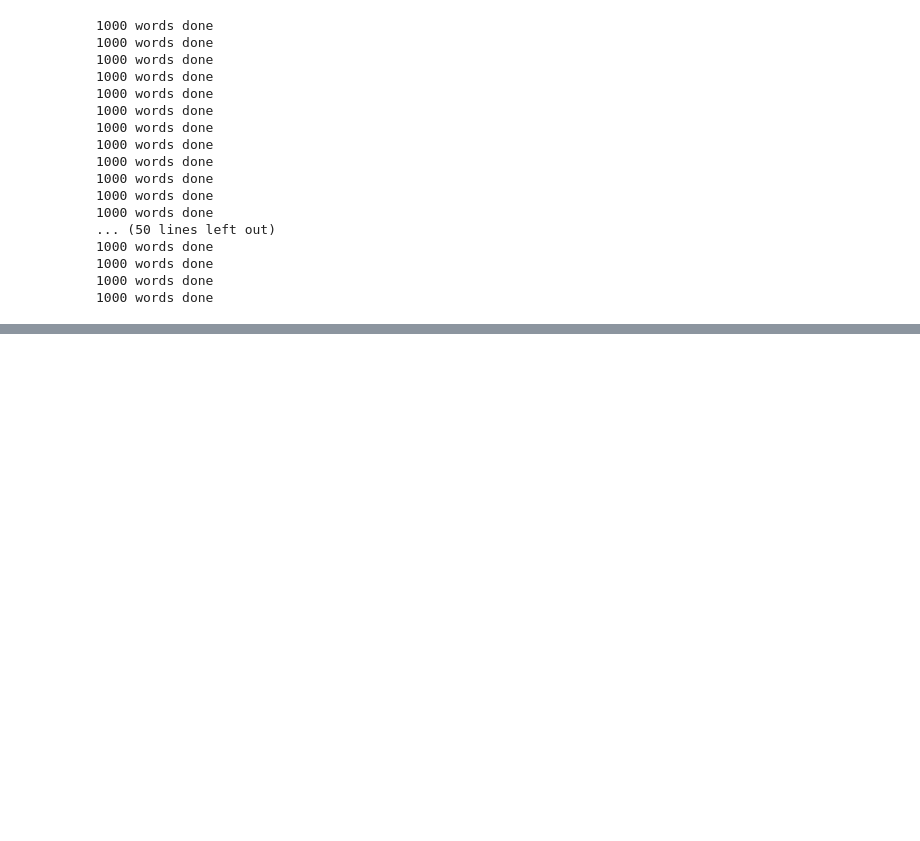
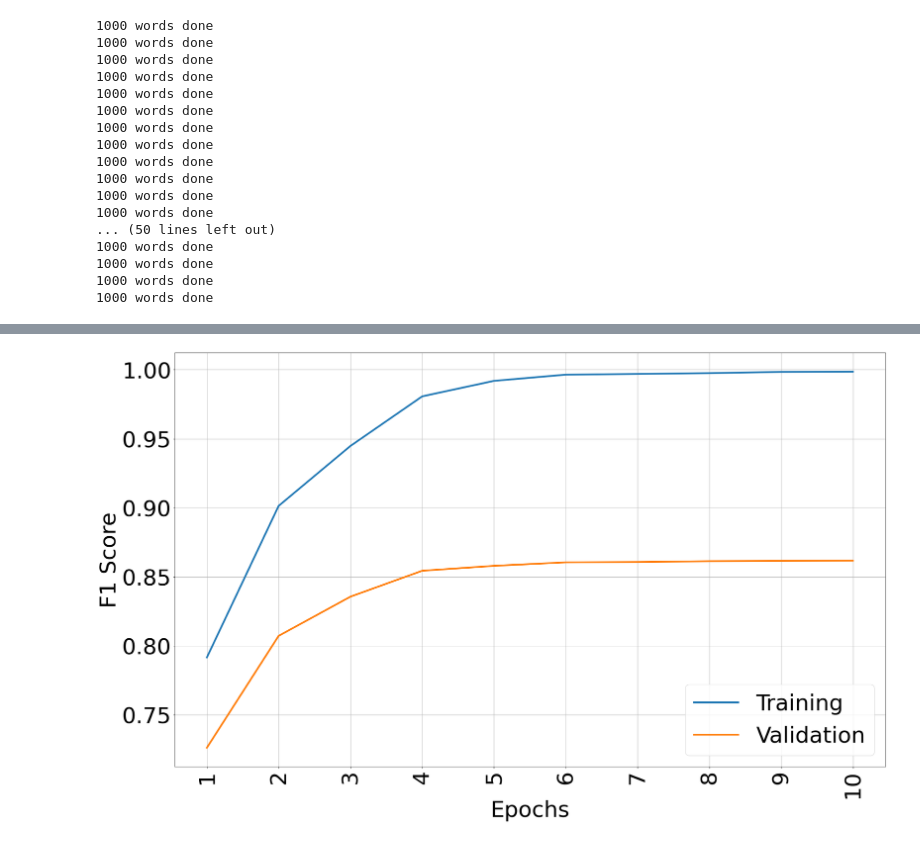
Before and after one commit to mhmdrdwn/medm, a Jupyter notebook: notebooks/lstm-models.ipynb, the cells around one changed output, grey strips where cells are left out. Saved outputs shown, nothing was run; the diff lists cells and outputs as text; code cells hidden in the pictures; blank space fills up the shorter version.

```diff
--- a/notebooks/lstm-models.ipynb
+++ b/notebooks/lstm-models.ipynb
@@ -471,8 +318,8 @@ c0006159 t040 t040
 f1_scores_no_O, f1_scores_with_O = [], []
 y_pred = []
 
-for x, y in zip(test_seqs, test_labels):
-    ypred = model.predict(x)
+for x, y in zip(test_umls_text, test_labels):
+    ypred = lstm_model.predict(x)
     ypred = np.argmax(ypred, axis=-1)
     y_pred.extend(ypred)
     f1_scores_no_O.append(exclude_from_f1(y, ypred, [0, 1]))
@@ -618,5 +424,0 @@ epoch  19
-# %%
-y_pred = np.argmax(model.predict(test_seqs[400]), axis=-1)
-for x, yhat, y in zip(test_seqs[400],y_pred, test_labels[400]):
-    if x != 0:
-        print(inv_token_map[x], inv_label_map[y], inv_label_map[yhat[0]])
@@ -640,0 +425,33 @@ c0006159 t040 t040
+# %%
+train_f1_epochs, train_precision_epochs, train_recall_epochs = [], [], []
+val_f1_epochs, val_precision_epochs, val_recall_epochs = [], [], []
+
+for epoch in range(1, 11):
+    print('epoch ', epoch)
+    for x, y in zip(train_umls_text, train_labels):
+        weights = get_weights(y)
+        embed_model.train_on_batch(x, y, class_weight=weights)
+
+    train_f1, train_precision, train_recall = [], [], []
+    for x, y in zip(train_umls_text, train_labels):
+        y_pred = np.argmax(embed_model.predict(x), axis=-1)
+        train_f1.append(exclude_from_f1(y, y_pred, [0, 1]))
+        train_precision.append(exclude_from_precision(y, y_pred, [0, 1]))
+        train_recall.append(exclude_from_recall(y, y_pred, [0, 1]))
+
+    train_f1_epochs.append(np.mean(train_f1))
+    train_precision_epochs.append(np.mean(train_precision))
+    train_recall_epochs.append(np.mean(train_recall))
+
+    val_f1, val_precision, val_recall = [], [], []
+    for x, y in zip(val_umls_text, val_labels):
+        y_pred = np.argmax(embed_model.predict(x), axis=-1)
+        val_f1.append(exclude_from_f1(y, y_pred, [0, 1]))
+        val_precision.append(exclude_from_precision(y, y_pred, [0, 1]))
+        val_recall.append(exclude_from_recall(y, y_pred, [0, 1]))
+
+    val_f1_epochs.append(np.mean(val_f1))
+    val_precision_epochs.append(np.mean(val_precision))
+    val_recall_epochs.append(np.mean(val_recall))
+
+    print(np.mean(val_f1), np.mean(val_precision), np.mean(val_recall))
@@ -640,0 +479,4 @@ c0006159 t040 t040
+# %%
+make_plot(train_f1_epochs, val_f1_epochs, 'F1 Score')
+# %% [output]
+[figure, added]
```
Also changed, not shown: parts of 53 cells of this notebook.
